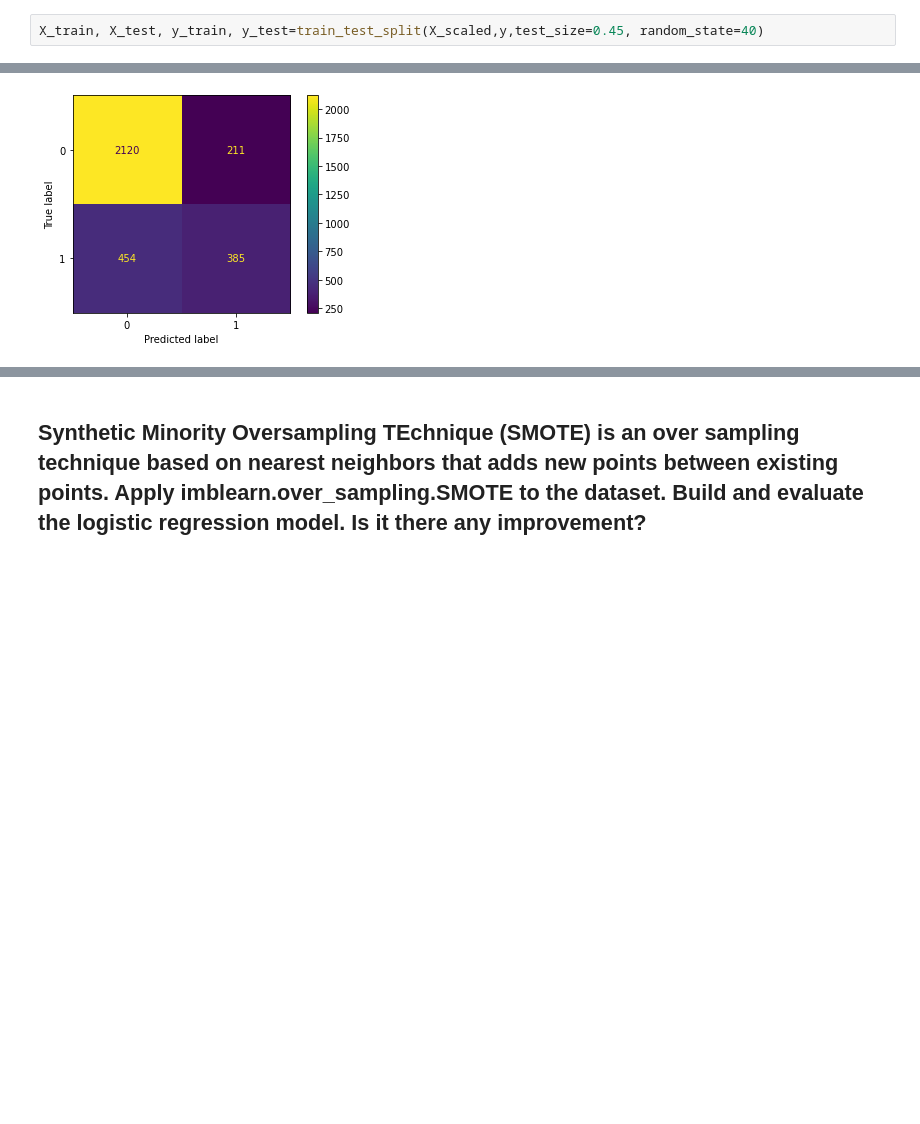
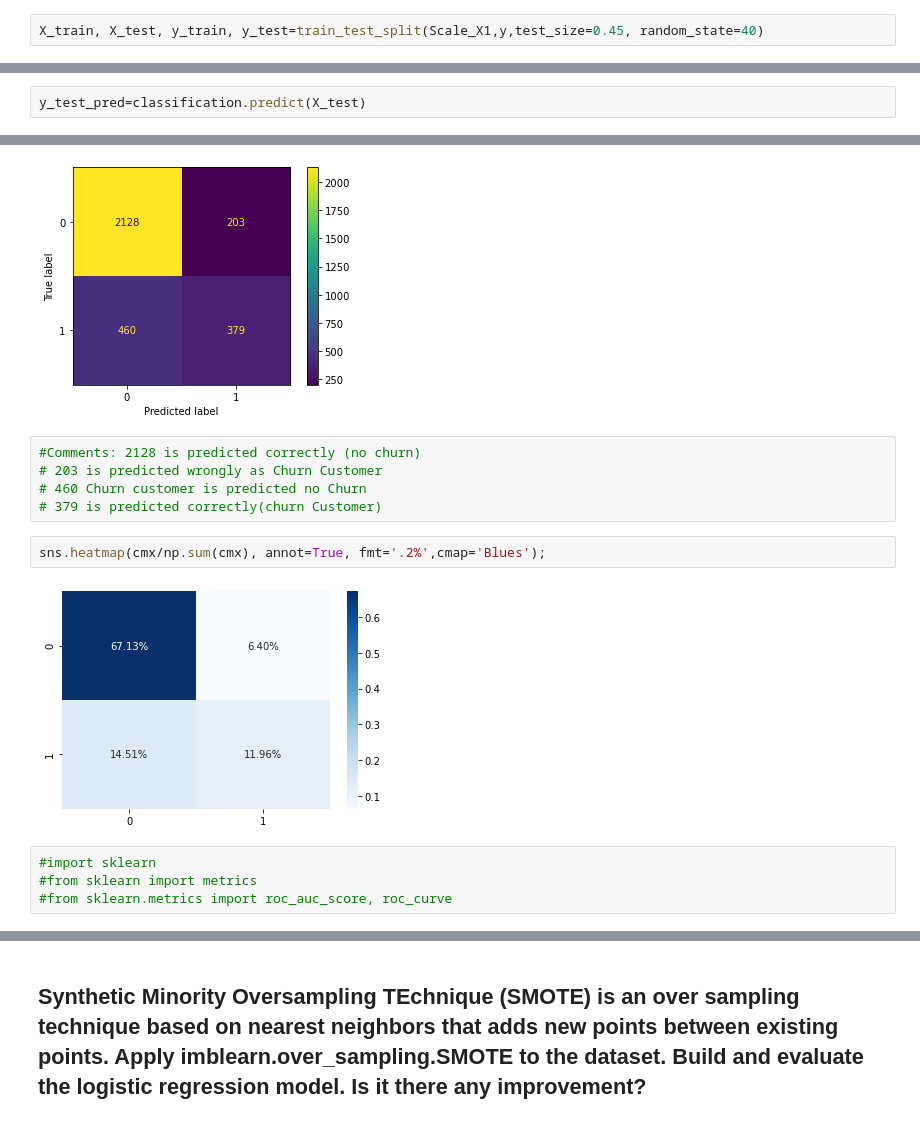
Before and after one commit to lamtranluu/lam.labwork, a Jupyter notebook: Week 4/LAB | Imbalanced data.ipynb, the cells around one changed output, grey strips where cells are left out. Drawn from its saved outputs; the diff is of its cells as text; blank space fills up the shorter version.

```diff
--- a/Week 4/LAB | Imbalanced data.ipynb
+++ b/Week 4/LAB | Imbalanced data.ipynb
@@ -76,7 +94,7 @@ y.shape
 # %% [markdown]
 ## Build the logistic regression model after scaling X columns
 # %%
-X_train, X_test, y_train, y_test=train_test_split(X_scaled,y,test_size=0.45, random_state=40)
+X_train, X_test, y_train, y_test=train_test_split(Scale_X1,y,test_size=0.45, random_state=40)
 # %%
 X_test.shape
 # %% [output]
@@ -94,3 +111,5 @@ LogisticRegression(max_iter=500)
+# %%
+y_test_pred=classification.predict(X_test)
 # %%
 accuracy_score(y_test,y_test_pred)
 # %% [output]
@@ -122,3 +135,16 @@ disp=ConfusionMatrixDisplay(confusion_matrix=cmx)
 disp.plot();
 # %% [output]
 [figure]
+# %%
+#Comments: 2128 is predicted correctly (no churn)
+# 203 is predicted wrongly as Churn Customer
+# 460 Churn customer is predicted no Churn
+# 379 is predicted correctly(churn Customer)
+# %%
+sns.heatmap(cmx/np.sum(cmx), annot=True, fmt='.2%',cmap='Blues');
+# %% [output]
+[figure, added]
+# %%
+#import sklearn
+#from sklearn import metrics
+#from sklearn.metrics import roc_auc_score, roc_curve
```
Also changed, not shown: parts of 33 cells of this notebook, 1 other file.
